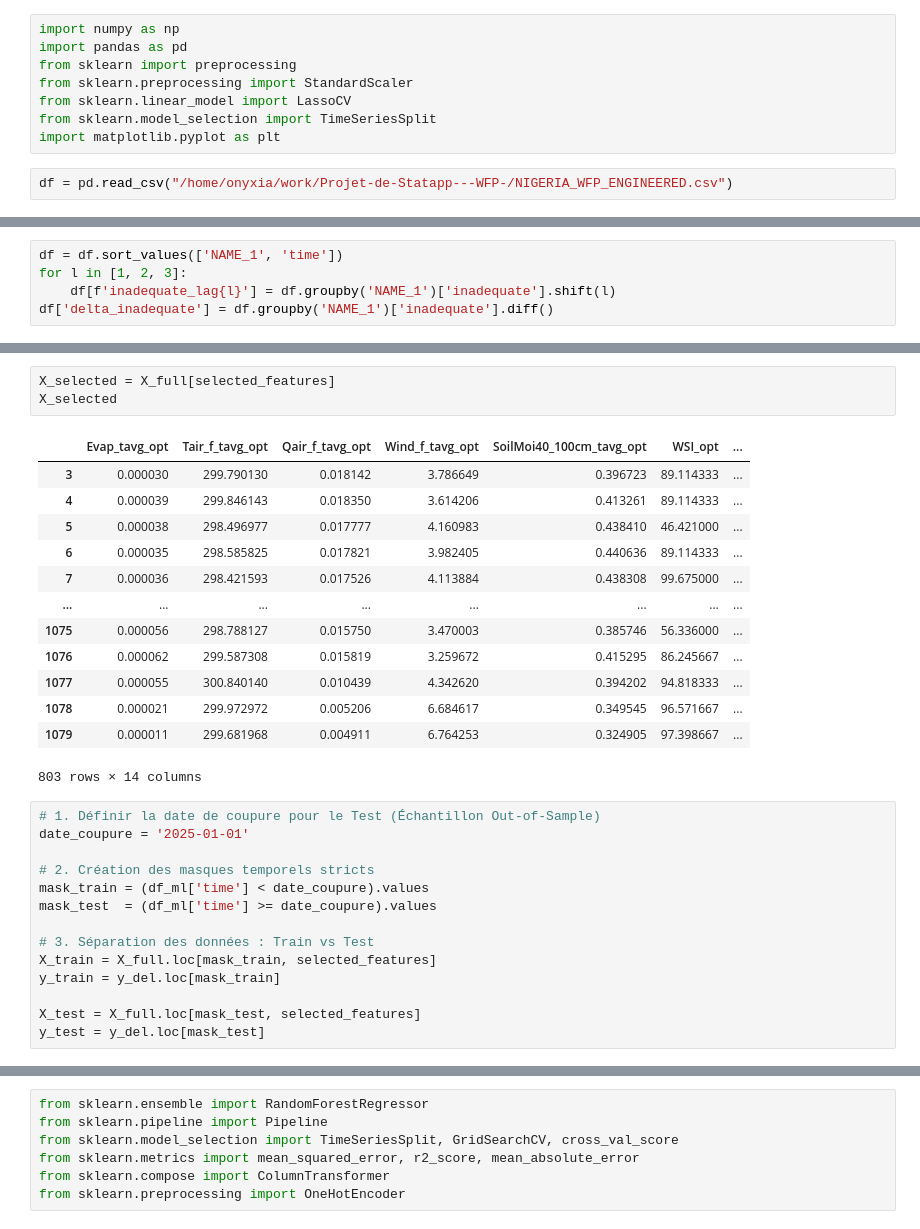
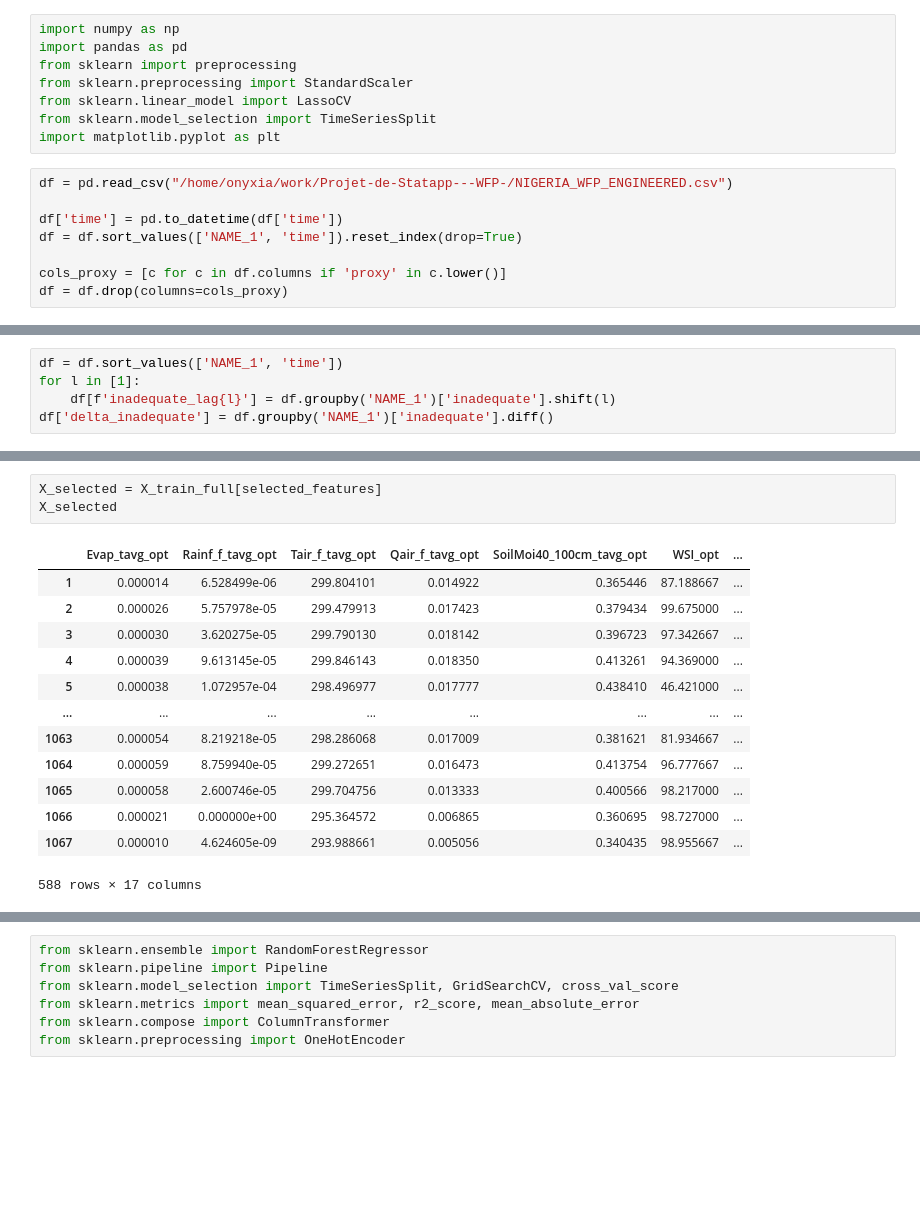
Before and after one commit to tnourlyn/Projet-de-Statapp---WFP-, a Jupyter notebook: Random_Forest.ipynb, the cells around one changed output, grey strips where cells are left out. Drawn from its saved outputs; the diff is of its cells as text; blank space fills up the shorter version.

```diff
--- a/Random_Forest.ipynb
+++ b/Random_Forest.ipynb
@@ -8,6 +8,12 @@ from sklearn.model_selection import TimeSeriesSplit
 import matplotlib.pyplot as plt
 # %%
 df = pd.read_csv("/home/onyxia/work/Projet-de-Statapp---WFP-/NIGERIA_WFP_ENGINEERED.csv")
+
+df['time'] = pd.to_datetime(df['time'])
+df = df.sort_values(['NAME_1', 'time']).reset_index(drop=True)
+
+cols_proxy = [c for c in df.columns if 'proxy' in c.lower()]
+df = df.drop(columns=cols_proxy)
 # %%
 df
 # %% [output]
@@ -27,5 +33,5 @@ df
 # %%
 df = df.sort_values(['NAME_1', 'time'])
-for l in [1, 2, 3]:
+for l in [1]:
     df[f'inadequate_lag{l}'] = df.groupby('NAME_1')['inadequate'].shift(l)
 df['delta_inadequate'] = df.groupby('NAME_1')['inadequate'].diff()
@@ -163,32 +251,18 @@ selected_features
  'geopolitical_region_South']
 # %%
-X_selected = X_full[selected_features]
+X_selected = X_train_full[selected_features]
 X_selected
 # %% [output]
-|  | Evap_tavg_opt | Tair_f_tavg_opt | Qair_f_tavg_opt | Wind_f_tavg_opt | SoilMoi40_100cm_tavg_opt | WSI_opt | ... |
-| 3 | 0.000030 | 299.790130 | 0.018142 | 3.786649 | 0.396723 | 89.114333 | ... |
-| 4 | 0.000039 | 299.846143 | 0.018350 | 3.614206 | 0.413261 | 89.114333 | ... |
-| 5 | 0.000038 | 298.496977 | 0.017777 | 4.160983 | 0.438410 | 46.421000 | ... |
-| 6 | 0.000035 | 298.585825 | 0.017821 | 3.982405 | 0.440636 | 89.114333 | ... |
-| 7 | 0.000036 | 298.421593 | 0.017526 | 4.113884 | 0.438308 | 99.675000 | ... |
+|  | Evap_tavg_opt | Rainf_f_tavg_opt | Tair_f_tavg_opt | Qair_f_tavg_opt | SoilMoi40_100cm_tavg_opt | WSI_opt | ... |
+| 1 | 0.000014 | 6.528499e-06 | 299.804101 | 0.014922 | 0.365446 | 87.188667 | ... |
+| 2 | 0.000026 | 5.757978e-05 | 299.479913 | 0.017423 | 0.379434 | 99.675000 | ... |
+| 3 | 0.000030 | 3.620275e-05 | 299.790130 | 0.018142 | 0.396723 | 97.342667 | ... |
+| 4 | 0.000039 | 9.613145e-05 | 299.846143 | 0.018350 | 0.413261 | 94.369000 | ... |
+| 5 | 0.000038 | 1.072957e-04 | 298.496977 | 0.017777 | 0.438410 | 46.421000 | ... |
 | ... | ... | ... | ... | ... | ... | ... | ... |
-| 1075 | 0.000056 | 298.788127 | 0.015750 | 3.470003 | 0.385746 | 56.336000 | ... |
-| 1076 | 0.000062 | 299.587308 | 0.015819 | 3.259672 | 0.415295 | 86.245667 | ... |
-| 1077 | 0.000055 | 300.840140 | 0.010439 | 4.342620 | 0.394202 | 94.818333 | ... |
-| 1078 | 0.000021 | 299.972972 | 0.005206 | 6.684617 | 0.349545 | 96.571667 | ... |
-| 1079 | 0.000011 | 299.681968 | 0.004911 | 6.764253 | 0.324905 | 97.398667 | ... |
+| 1063 | 0.000054 | 8.219218e-05 | 298.286068 | 0.017009 | 0.381621 | 81.934667 | ... |
+| 1064 | 0.000059 | 8.759940e-05 | 299.272651 | 0.016473 | 0.413754 | 96.777667 | ... |
+| 1065 | 0.000058 | 2.600746e-05 | 299.704756 | 0.013333 | 0.400566 | 98.217000 | ... |
+| 1066 | 0.000021 | 0.000000e+00 | 295.364572 | 0.006865 | 0.360695 | 98.727000 | ... |
+| 1067 | 0.000010 | 4.624605e-09 | 293.988661 | 0.005056 | 0.340435 | 98.955667 | ... |
-803 rows × 14 columns
+588 rows × 17 columns
-# %%
-# 1. Définir la date de coupure pour le Test (Échantillon Out-of-Sample)
-date_coupure = '2025-01-01'
-
-# 2. Création des masques temporels stricts
-mask_train = (df_ml['time'] < date_coupure).values
-mask_test  = (df_ml['time'] >= date_coupure).values
-
-# 3. Séparation des données : Train vs Test
-X_train = X_full.loc[mask_train, selected_features]
-y_train = y_del.loc[mask_train]
-
-X_test = X_full.loc[mask_test, selected_features]
-y_test = y_del.loc[mask_test]
```
Also changed, not shown: parts of 20 cells of this notebook.
